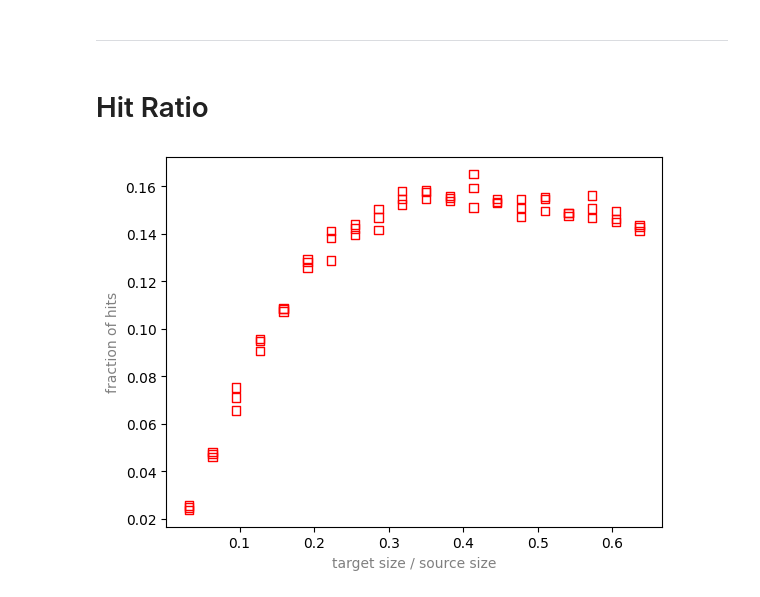
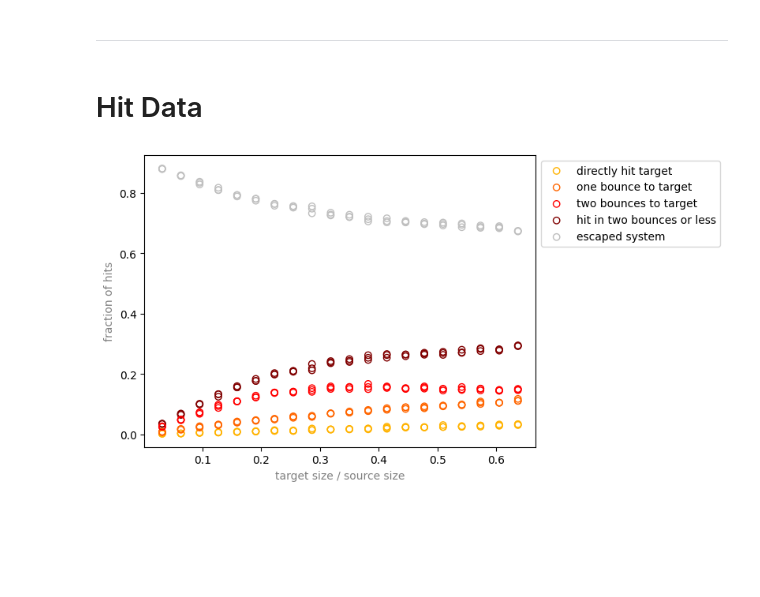
Before and after one commit to ssteinberg/solar_optical_concentrator, a Jupyter notebook: design_finite.ipynb, the cells around one changed output. Cells and saved outputs as stored; diff of their text form; code cells hidden in the pictures; blank space fills up the shorter version.

Commit message:
detailed hit data

```diff
--- a/design_finite.ipynb
+++ b/design_finite.ipynb
@@ -94,12 +94,20 @@ plt.show()
 # %% [markdown]
 ---
 # %% [markdown]
-# Hit Ratio
+# Hit Data
 # %%
-hit_data = np.loadtxt('data_finite/hitratio.csv', delimiter = ',')
-plt.scatter(hit_data[:,0], hit_data[:,1], marker = 's', facecolors = 'none', edgecolors = 'r')
+hit_data = np.loadtxt('data_finite/hitdata.csv', delimiter = ',')
+
+plt.scatter(hit_data[:,0], hit_data[:,4], facecolors = 'none', edgecolors = (0.75, 0.75, 0.75), label = "escaped system")
+plt.scatter(hit_data[:,0], hit_data[:,1] + hit_data[:,2] + hit_data[:,3], facecolors = 'none', edgecolors = (0.5, 0, 0), label = "hit in two bounces or less")
+plt.scatter(hit_data[:,0], hit_data[:,1], facecolors = 'none', edgecolors = (1, 0.7, 0), label = "directly hit target")
+plt.scatter(hit_data[:,0], hit_data[:,2], facecolors = 'none', edgecolors = (1, 0.4, 0), label = "one bounce to target")
+plt.scatter(hit_data[:,0], hit_data[:,3], facecolors = 'none', edgecolors = (1, 0, 0), label = "two bounces to target")
+
 plt.xlabel("target size / source size", color = 'grey')
 plt.ylabel("fraction of hits", color = 'grey')
+h, l = plt.gca().get_legend_handles_labels()
+plt.legend((h[2], h[3], h[4], h[1], h[0]), (l[2], l[3], l[4], l[1], l[0]), loc = "upper left", bbox_to_anchor = (1, 1))
 plt.show()
 # %% [output]
-[figure, old version]
+[figure, new version]
```
Also changed, not shown: parts of 4 cells of this notebook, 1 other file.
